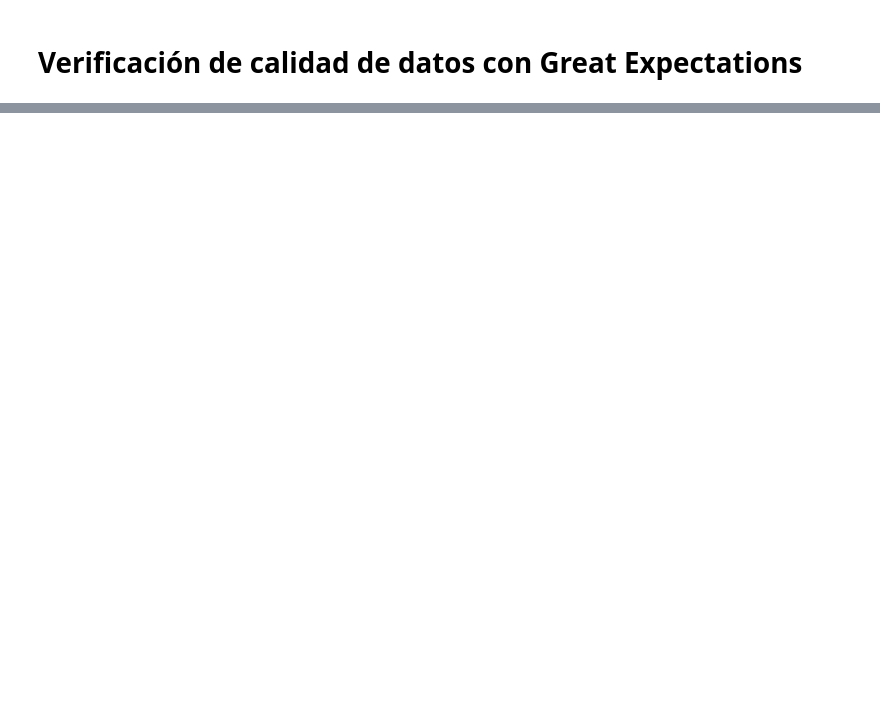
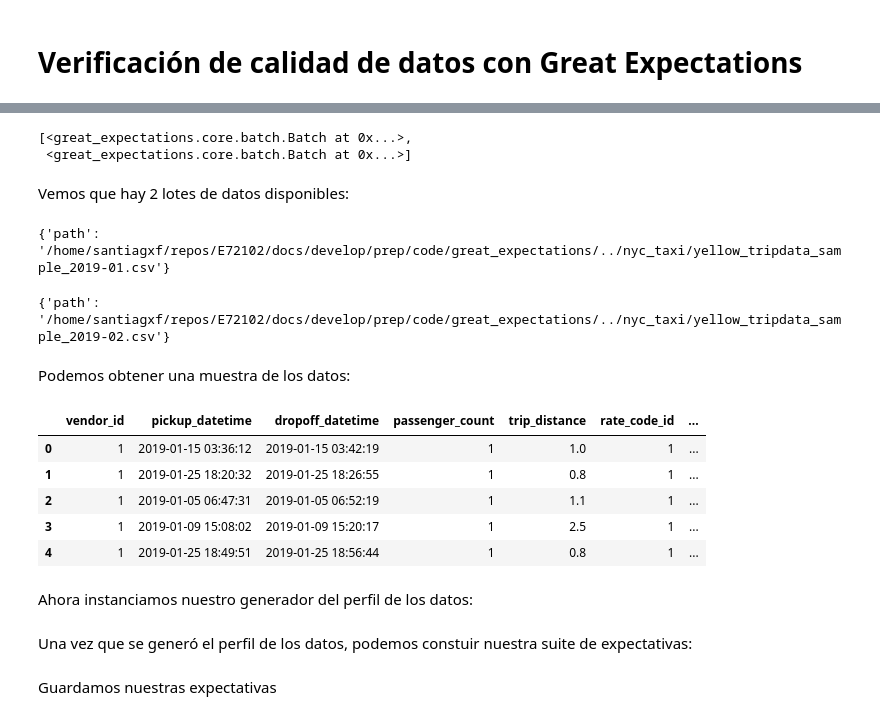
Before and after one commit to santiagxf/E72102, a Jupyter notebook: docs/develop/prep/code/expectations.ipynb, the cells around one changed output, grey strips where cells are left out. Drawn from its saved outputs; the diff is of its cells as text; code cells hidden in the pictures; blank space fills up the shorter version.

```diff
--- a/docs/develop/prep/code/expectations.ipynb
+++ b/docs/develop/prep/code/expectations.ipynb
@@ -44,0 +204,7 @@ with open( "my_expectation_file.json", "w") as my_file:
+# %%
+import json
+
+with open( "great_expectations/expectations/nyc_data/data_quality.json", "w") as f:
+    f.write(
+        json.dumps(expectations.to_json_dict())
+    )
@@ -44,0 +222,18 @@ with open( "my_expectation_file.json", "w") as my_file:
+# %%
+example_yaml = f"""
+name: {datasource_name}
+class_name: Datasource
+execution_engine:
+  class_name: PandasExecutionEngine
+data_connectors:
+  nyc_taxi_data_connector:
+    class_name: InferredAssetFilesystemDataConnector
+    base_directory: {base_data_directory}
+    default_regex:
+      group_names:
+        - data_asset_name
+        - year
+        - month
+      pattern: (.*)_(\\d{{4}})-(\\d{{2}})\\.csv
+"""
+print(example_yaml)
@@ -44,0 +274,4 @@ with open( "my_expectation_file.json", "w") as my_file:
+# %%
+from ruamel import yaml
+
+ds = context.add_datasource(**yaml.load(example_yaml))
@@ -44,0 +295,5 @@ with open( "my_expectation_file.json", "w") as my_file:
+# %%
+batch_request = ge.core.batch.BatchRequest(datasource_name="nyc_taxi",
+                                           data_connector_name="nyc_taxi_data_connector",
+                                           data_asset_name="yellow_tripdata_sample",
+                                           limit=100)
@@ -44,0 +302,29 @@ with open( "my_expectation_file.json", "w") as my_file:
+# %%
+context.get_batch_list(batch_request=batch_request)
+# %% [output]
+[<great_expectations.core.batch.Batch at 0x...>,
+ <great_expectations.core.batch.Batch at 0x...>]
+# %% [markdown]
+Vemos que hay 2 lotes de datos disponibles:
+# %%
+context.get_batch_list(batch_request=batch_request)[0].batch_spec
+# %% [output]
+{'path': '/home/santiagxf/repos/E72102/docs/develop/prep/code/great_expectations/../nyc_taxi/yellow_tripdata_sample_2019-01.csv'}
+# %%
+context.get_batch_list(batch_request=batch_request)[1].batch_spec
+# %% [output]
+{'path': '/home/santiagxf/repos/E72102/docs/develop/prep/code/great_expectations/../nyc_taxi/yellow_tripdata_sample_2019-02.csv'}
+# %% [markdown]
+Podemos obtener una muestra de los datos:
+# %%
+batch = context.get_batch_list(batch_request=batch_request)[0]
+batch.head()
+# %% [output]
+|  | vendor_id | pickup_datetime | dropoff_datetime | passenger_count | trip_distance | rate_code_id | ... |
+| 0 | 1 | 2019-01-15 03:36:12 | 2019-01-15 03:42:19 | 1 | 1.0 | 1 | ... |
+| 1 | 1 | 2019-01-25 18:20:32 | 2019-01-25 18:26:55 | 1 | 0.8 | 1 | ... |
+| 2 | 1 | 2019-01-05 06:47:31 | 2019-01-05 06:52:19 | 1 | 1.1 | 1 | ... |
+| 3 | 1 | 2019-01-09 15:08:02 | 2019-01-09 15:20:17 | 1 | 2.5 | 1 | ... |
+| 4 | 1 | 2019-01-25 18:49:51 | 2019-01-25 18:56:44 | 1 | 0.8 | 1 | ... |
+# %% [markdown]
+Ahora instanciamos nuestro generador del perfil de los datos:
@@ -44,0 +334,2 @@ with open( "my_expectation_file.json", "w") as my_file:
+# %% [markdown]
+Una vez que se generó el perfil de los datos, podemos constuir nuestra suite de expectativas:
@@ -44,0 +338,2 @@ with open( "my_expectation_file.json", "w") as my_file:
+# %% [markdown]
+Guardamos nuestras expectativas
```
Also changed, not shown: parts of 59 cells of this notebook, 29 other files.
